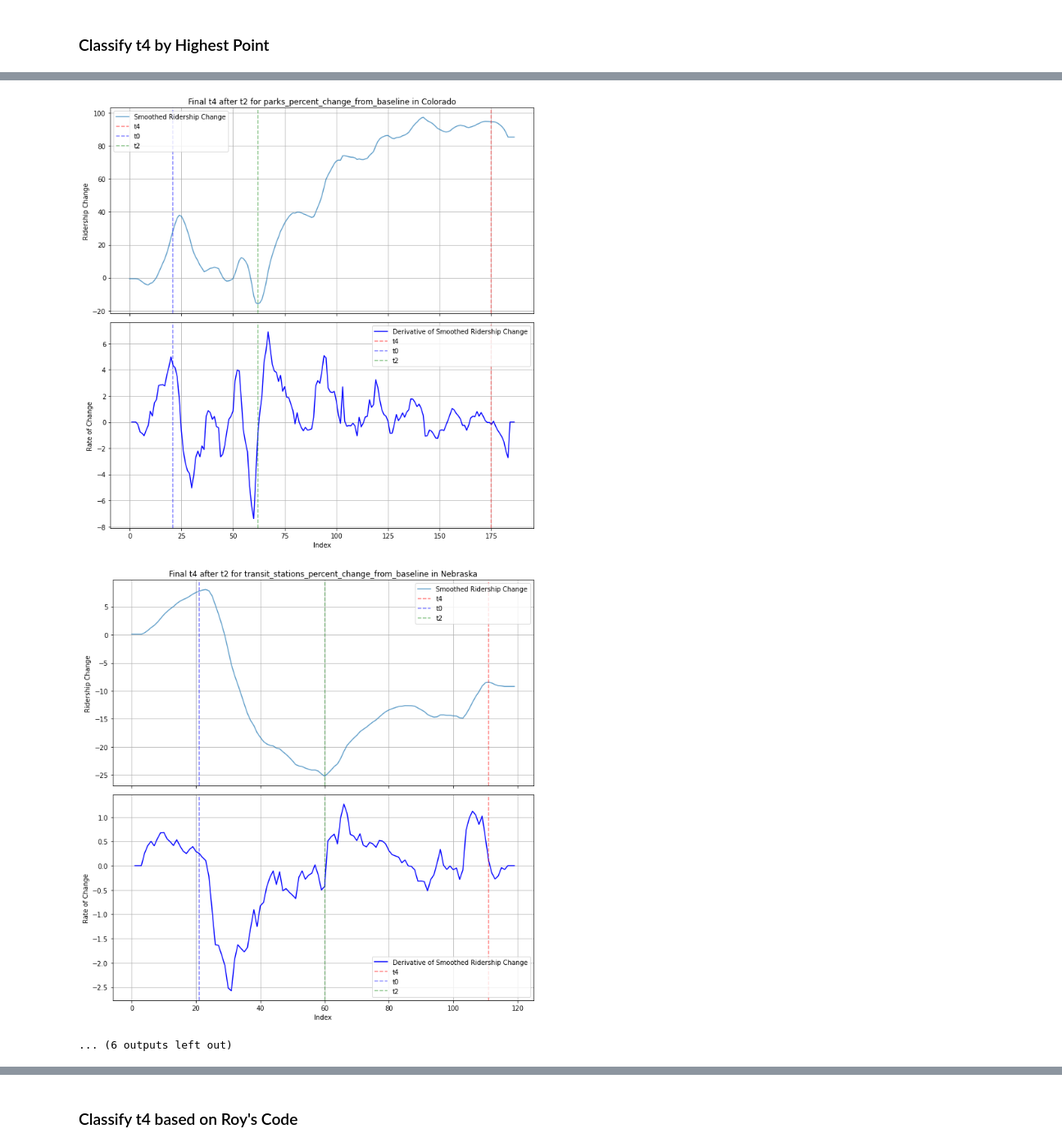
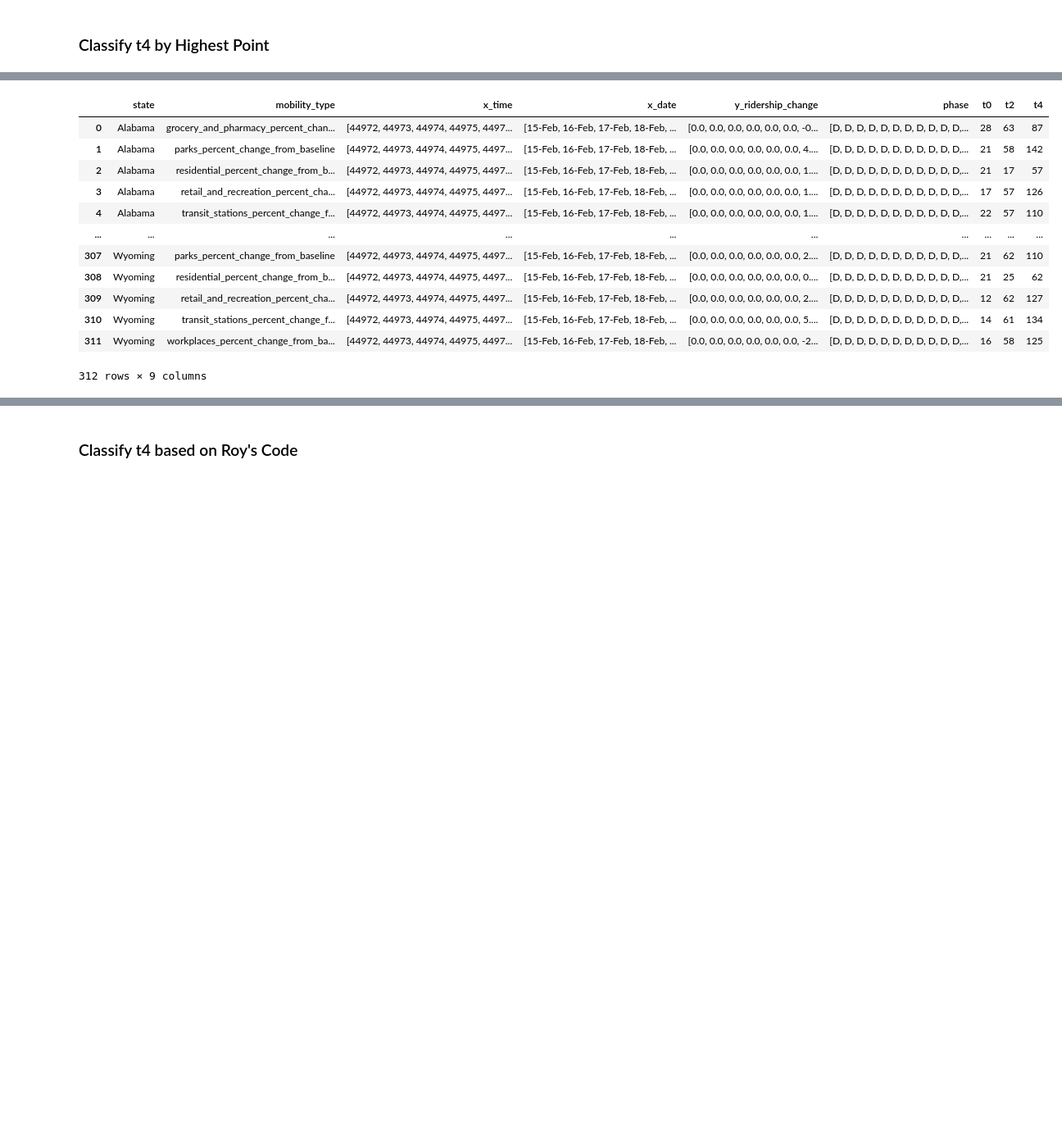
Before and after one commit to EddieZhu22/LEA-Model, a Jupyter notebook: h(t)_calculation.ipynb, the cells around one changed output, grey strips where cells are left out. Shown at 82% size. Drawn from its saved outputs; the diff is of its cells as text; code cells hidden in the pictures; blank space fills up the shorter version.

```diff
--- a/h(t)_calculation.ipynb
+++ b/h(t)_calculation.ipynb
@@ -18,14 +18,17 @@ grouped_df = dataset.groupby(['state', 'mobility_type']).agg({
 dataset = grouped_df
 dataset['t0'] = None
 
-dataset = dataset[dataset['state'] != 'US']
+#dataset = dataset[dataset['state'] != 'US']
 
 
 def update_t0_values(dataset, mobility_type):
     t0_data = pd.read_csv(
         f'Datasets/data/Ts_each_state/2020_{mobility_type}.csv')
     t0_dict = dict(zip(t0_data['state'], t0_data['t0_index']))
-    dataset['t0'] = dataset['state'].map(t0_dict)
+
+    # Map the 'state' in dataset to 't0' using t0_dict
+    # If the state is not found in t0_dict, default to 0
+    dataset['t0'] = dataset['state'].map(lambda x: t0_dict.get(x, 0))
 
 
 # Update dataset with t0 values
@@ -46,9 +49,9 @@ def is_derivative_within_bounds(index, derivative):
     return True
 
 
-def find_final_t4_after_t2(smoothed_data, t0):
+def find_final_t4_after_t2(original_data, smoothed_data, t0):
     """Find t4 after the minimum point (t2) in the smoothed_data."""
-    t2 = np.argmin(smoothed_data)
+    t2 = np.argmin(original_data)
 
     derivative = np.diff(smoothed_data)
     zero_crossings = np.where(np.diff(np.sign(derivative)))[0]
@@ -72,7 +75,8 @@ def process_trajectory_final_t4_after_t2(row, ma_window=7):
     y_changes = list(row['y_ridership_change'])
     smoothed_y_changes = pd.Series(y_changes).rolling(window=ma_window, center=True).mean(
     ).fillna(method='bfill').fillna(method='ffill').tolist()
-    t0, t2, t4 = find_final_t4_after_t2(smoothed_y_changes, row['t0'])
+    t0, t2, t4 = find_final_t4_after_t2(
+        y_changes, smoothed_y_changes, row['t0'])
     return t0, t2, t4
 
 
@@ -121,9 +125,10 @@ def plot_final_t4_after_t2(row):
 
 
 # Plotting final t4 after t2 for a few trajectories for demonstration
-sample_rows = dataset.sample(15)
+'''sample_rows = dataset
 for _, row in sample_rows.iterrows():
-    plot_final_t4_after_t2(row)
+    if row['mobility_type'] == 'grocery_and_pharmacy_percent_change_from_baseline':
+        plot_final_t4_after_t2(row)'''
 
 dataset1 = dataset
 
@@ -159,3 +142,13 @@ See the caveats in the documentation: https://pandas.pydata.org/pandas-docs/stab
-[figure, removed]
-[figure, removed]
+|  | state | mobility_type | x_time | x_date | y_ridership_change | phase | t0 | t2 | t4 |
+| 0 | Alabama | grocery_and_pharmacy_percent_chan... | [44972, 44973, 44974, 44975, 4497... | [15-Feb, 16-Feb, 17-Feb, 18-Feb, ... | [0.0, 0.0, 0.0, 0.0, 0.0, 0.0, -0... | [D, D, D, D, D, D, D, D, D, D, D,... | 28 | 63 | 87 |
+| 1 | Alabama | parks_percent_change_from_baseline | [44972, 44973, 44974, 44975, 4497... | [15-Feb, 16-Feb, 17-Feb, 18-Feb, ... | [0.0, 0.0, 0.0, 0.0, 0.0, 0.0, 4.... | [D, D, D, D, D, D, D, D, D, D, D,... | 21 | 58 | 142 |
+| 2 | Alabama | residential_percent_change_from_b... | [44972, 44973, 44974, 44975, 4497... | [15-Feb, 16-Feb, 17-Feb, 18-Feb, ... | [0.0, 0.0, 0.0, 0.0, 0.0, 0.0, 1.... | [D, D, D, D, D, D, D, D, D, D, D,... | 21 | 17 | 57 |
+| 3 | Alabama | retail_and_recreation_percent_cha... | [44972, 44973, 44974, 44975, 4497... | [15-Feb, 16-Feb, 17-Feb, 18-Feb, ... | [0.0, 0.0, 0.0, 0.0, 0.0, 0.0, 1.... | [D, D, D, D, D, D, D, D, D, D, D,... | 17 | 57 | 126 |
+| 4 | Alabama | transit_stations_percent_change_f... | [44972, 44973, 44974, 44975, 4497... | [15-Feb, 16-Feb, 17-Feb, 18-Feb, ... | [0.0, 0.0, 0.0, 0.0, 0.0, 0.0, 1.... | [D, D, D, D, D, D, D, D, D, D, D,... | 22 | 57 | 110 |
+| ... | ... | ... | ... | ... | ... | ... | ... | ... | ... |
+| 307 | Wyoming | parks_percent_change_from_baseline | [44972, 44973, 44974, 44975, 4497... | [15-Feb, 16-Feb, 17-Feb, 18-Feb, ... | [0.0, 0.0, 0.0, 0.0, 0.0, 0.0, 2.... | [D, D, D, D, D, D, D, D, D, D, D,... | 21 | 62 | 110 |
+| 308 | Wyoming | residential_percent_change_from_b... | [44972, 44973, 44974, 44975, 4497... | [15-Feb, 16-Feb, 17-Feb, 18-Feb, ... | [0.0, 0.0, 0.0, 0.0, 0.0, 0.0, 0.... | [D, D, D, D, D, D, D, D, D, D, D,... | 21 | 25 | 62 |
+| 309 | Wyoming | retail_and_recreation_percent_cha... | [44972, 44973, 44974, 44975, 4497... | [15-Feb, 16-Feb, 17-Feb, 18-Feb, ... | [0.0, 0.0, 0.0, 0.0, 0.0, 0.0, 2.... | [D, D, D, D, D, D, D, D, D, D, D,... | 12 | 62 | 127 |
+| 310 | Wyoming | transit_stations_percent_change_f... | [44972, 44973, 44974, 44975, 4497... | [15-Feb, 16-Feb, 17-Feb, 18-Feb, ... | [0.0, 0.0, 0.0, 0.0, 0.0, 0.0, 5.... | [D, D, D, D, D, D, D, D, D, D, D,... | 14 | 61 | 134 |
+| 311 | Wyoming | workplaces_percent_change_from_ba... | [44972, 44973, 44974, 44975, 4497... | [15-Feb, 16-Feb, 17-Feb, 18-Feb, ... | [0.0, 0.0, 0.0, 0.0, 0.0, 0.0, -2... | [D, D, D, D, D, D, D, D, D, D, D,... | 16 | 58 | 125 |
-... (6 outputs left out)
+312 rows × 9 columns
```
Also changed, not shown: parts of 5 cells of this notebook, 8 other files.
